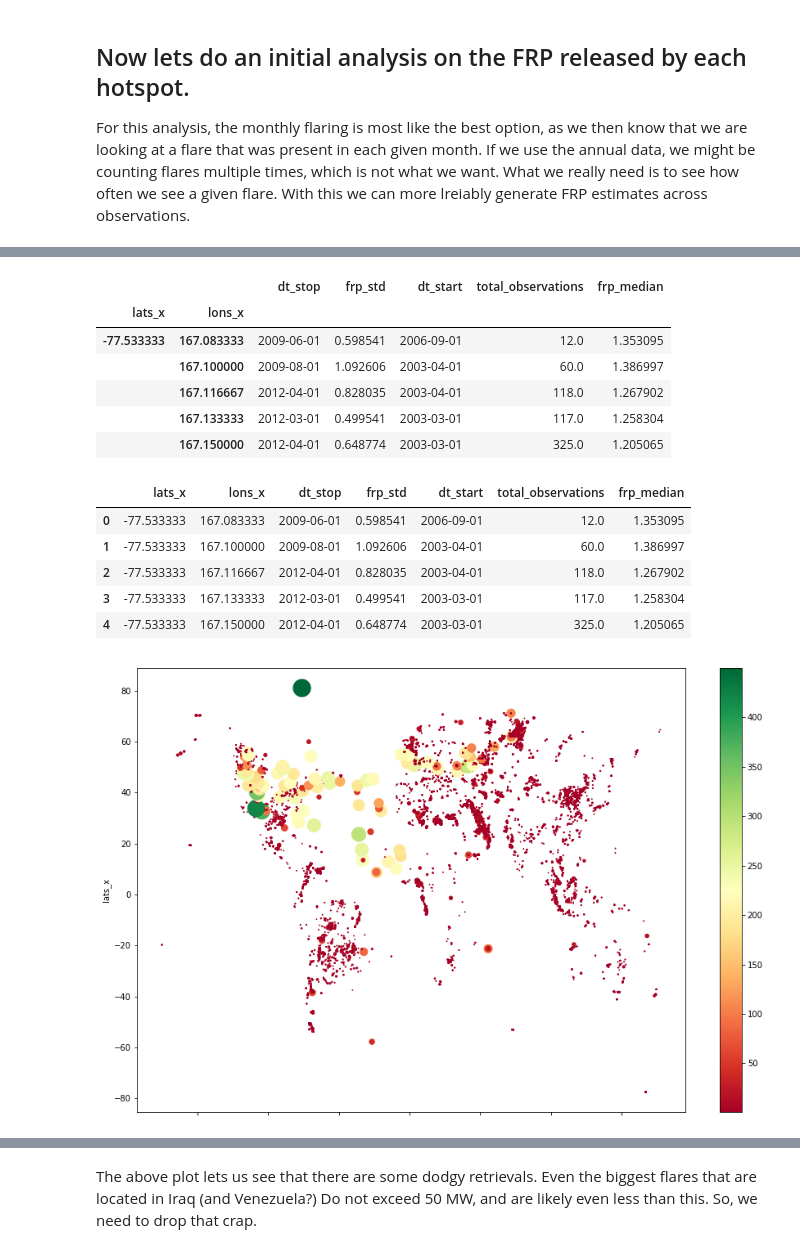
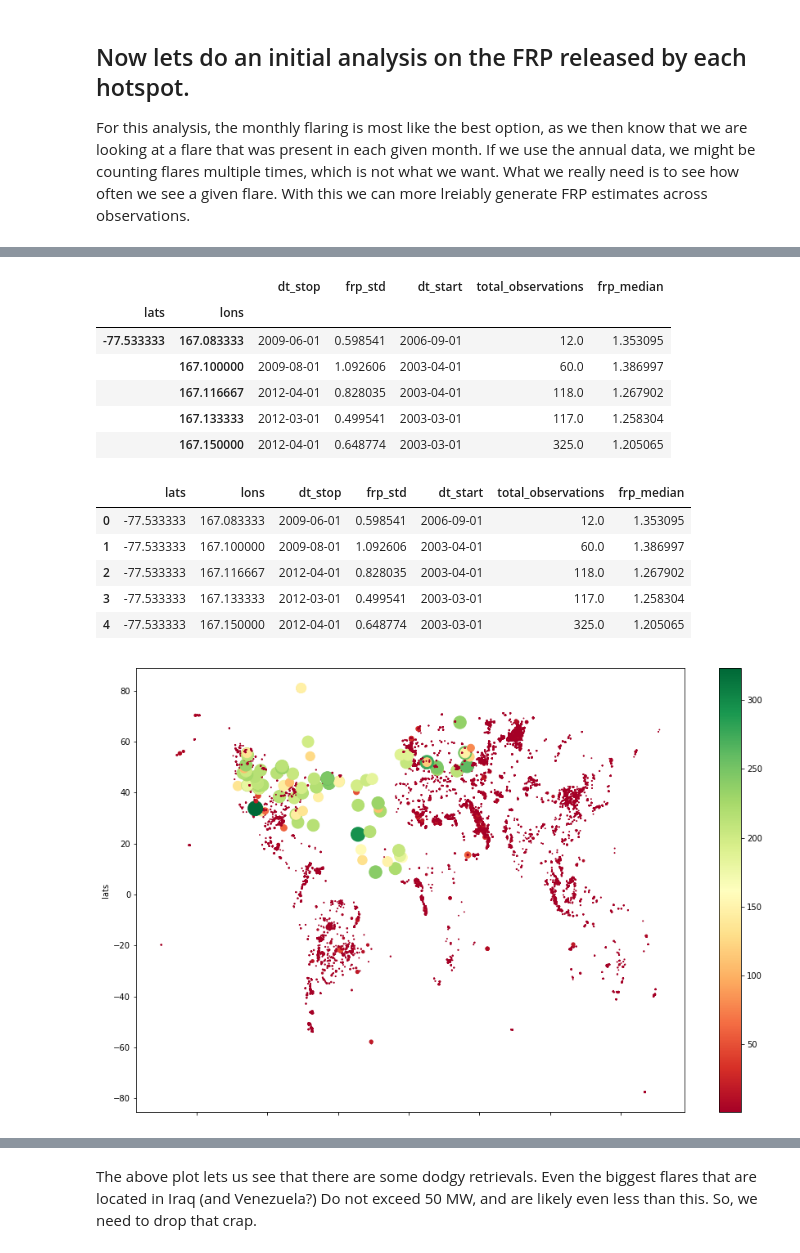
Before and after one commit to dnf0/kcl-globalgasflaring, a Jupyter notebook: notebooks/Global Gas Flaring Analysis.ipynb, the cells around one changed output, grey strips where cells are left out. Drawn from its saved outputs; the diff is of its cells as text; code cells hidden in the pictures.

```diff
--- a/notebooks/Global Gas Flaring Analysis.ipynb
+++ b/notebooks/Global Gas Flaring Analysis.ipynb
@@ -274,11 +266,11 @@ annual_df_merged.head()
 # %%
 annual_df_merged['dt_start'] = annual_df_merged.datetime
 annual_df_merged['dt_stop'] = annual_df_merged.datetime
-annual_df_merged['frp_median'] = annual_df_merged.frp_x
-annual_df_merged['frp_std'] = annual_df_merged.frp_x
+annual_df_merged['frp_median'] = annual_df_merged.frp
+annual_df_merged['frp_std'] = annual_df_merged.frp
 annual_df_merged['total_observations'] = annual_df_merged.times_seen_in_month
 # %%
-grouped = annual_df_merged.groupby(['lats_x', 'lons_x']).agg({'total_observations': np.sum,
+grouped = annual_df_merged.groupby(['lats', 'lons']).agg({'total_observations': np.sum,
                                                           'dt_start': np.min,
                                                           'dt_stop': np.max,
                                                           'frp_median': np.median,
@@ -286,7 +278,7 @@ grouped = annual_df_merged.groupby(['lats_x', 'lons_x']).agg({'total_observation
 grouped.head()
 # %% [output]
 |  |  | dt_stop | frp_std | dt_start | total_observations | frp_median |
-| lats_x | lons_x |  |  |  |  |  |
+| lats | lons |  |  |  |  |  |
 | -77.533333 | 167.083333 | 2009-06-01 | 0.598541 | 2006-09-01 | 12.0 | 1.353095 |
 |  | 167.100000 | 2009-08-01 | 1.092606 | 2003-04-01 | 60.0 | 1.386997 |
 |  | 167.116667 | 2012-04-01 | 0.828035 | 2003-04-01 | 118.0 | 1.267902 |
@@ -297,15 +289,15 @@ grouped.reset_index(inplace=True)
 # %%
 grouped.head()
 # %% [output]
-|  | lats_x | lons_x | dt_stop | frp_std | dt_start | total_observations | frp_median |
+|  | lats | lons | dt_stop | frp_std | dt_start | total_observations | frp_median |
 | 0 | -77.533333 | 167.083333 | 2009-06-01 | 0.598541 | 2006-09-01 | 12.0 | 1.353095 |
 | 1 | -77.533333 | 167.100000 | 2009-08-01 | 1.092606 | 2003-04-01 | 60.0 | 1.386997 |
 | 2 | -77.533333 | 167.116667 | 2012-04-01 | 0.828035 | 2003-04-01 | 118.0 | 1.267902 |
 | 3 | -77.533333 | 167.133333 | 2012-03-01 | 0.499541 | 2003-03-01 | 117.0 | 1.258304 |
 | 4 | -77.533333 | 167.150000 | 2012-04-01 | 0.648774 | 2003-03-01 | 325.0 | 1.205065 |
 # %%
-grouped.plot(kind='scatter', x='lons_x', y='lats_x',s=grouped.frp_median,
+grouped.plot(kind='scatter', x='lons', y='lats',s=grouped.frp_median,
              c=grouped.frp_median, cmap=plt.cm.RdYlGn, figsize=(15,10))
 plt.show()
 # %% [output]
-[figure, old version]
+[figure, new version]
```
Also changed, not shown: parts of 14 cells of this notebook, 3 other files.
